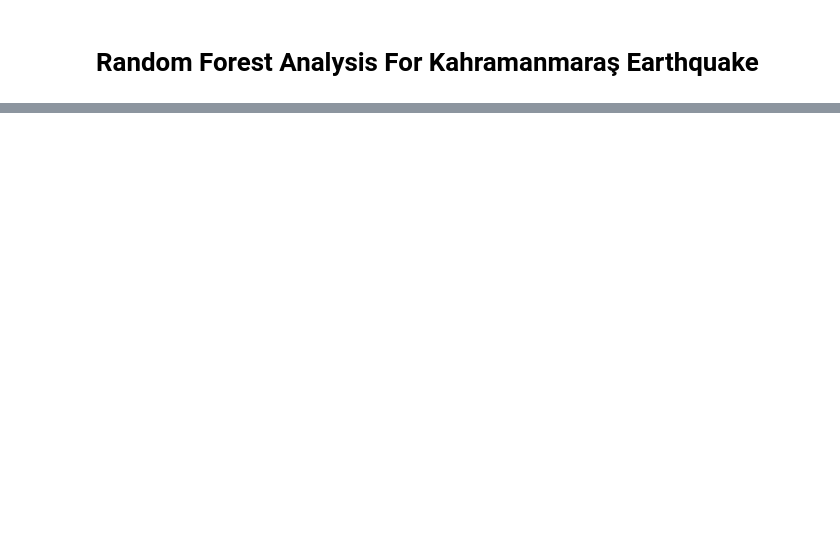
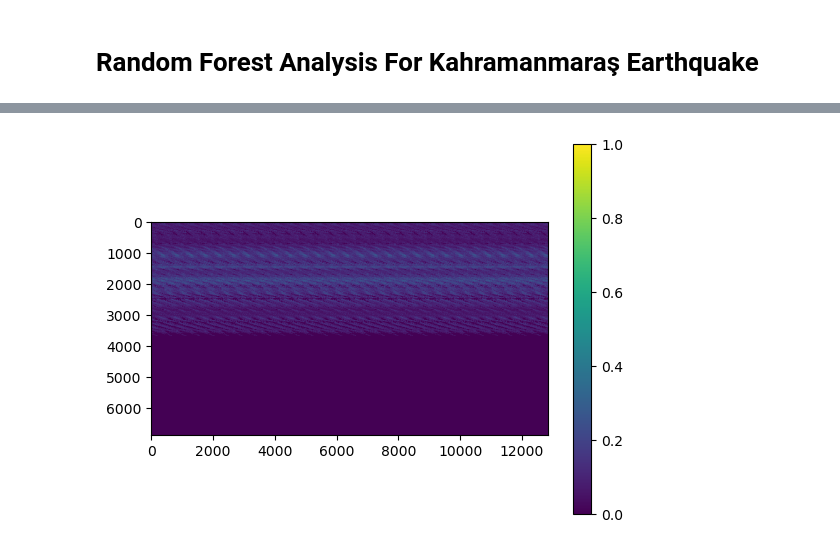
Before and after one commit to erdincunal/erdincunal, a Jupyter notebook: random-forest.ipynb, the cells around one changed output, grey strips where cells are left out. Saved outputs shown, nothing was run; the diff lists cells and outputs as text; code cells hidden in the pictures; blank space fills up the shorter version.

```diff
--- a/random-forest.ipynb
+++ b/random-forest.ipynb
@@ -94,15 +130,10 @@ def PredictClassProbabilities(Classifier):
     return classProbabilities
 ClassProbabilities = PredictClassProbabilities(RFClassifier)
 # %%
+cols, rows = 12839, 6880
 #cols, rows = functions.FeatureSet.Dimensions(DEMFile)
 # no_datas = np.where(np.isnan(tf.imread(DEMFile).flatten()))
 no_datas = np.where(tf.imread(DEMFile).flatten()<0)
-ClassProbabilities[no_datas]=0
-#data = ClassProbabilities.reshape(rows,cols)
-data = ClassProbabilities.reshape(12839,6880)
-
-import matplotlib.pyplot as plt
-plt.style.use('default')
-plt.imshow(data, cmap=plt.cm.viridis)
-plt.colorbar()
-plt.savefig("RF-ROC_map", dpi = 600)
+ClassProbabilities[no_datas]=-1
+data = ClassProbabilities.reshape(rows,cols)
+print(data)
@@ -109,2 +154,10 @@ plt.savefig("RF-ROC_map", dpi = 600)
+# %%
+import matplotlib.pyplot as plt
+plt.style.use('default')
+plt.imshow(data, vmin=0, vmax=1, cmap=plt.cm.viridis)
+plt.colorbar()
+plt.savefig(f'{ResultDir}/RF_ROC_Map', dpi = 600)
+# %% [output]
+[figure, added]
 # %%
 #functions.FeatureSet.GeoExport(data, ResultFile, DEMFile, -9999)
```
Also changed, not shown: parts of 13 cells of this notebook.
